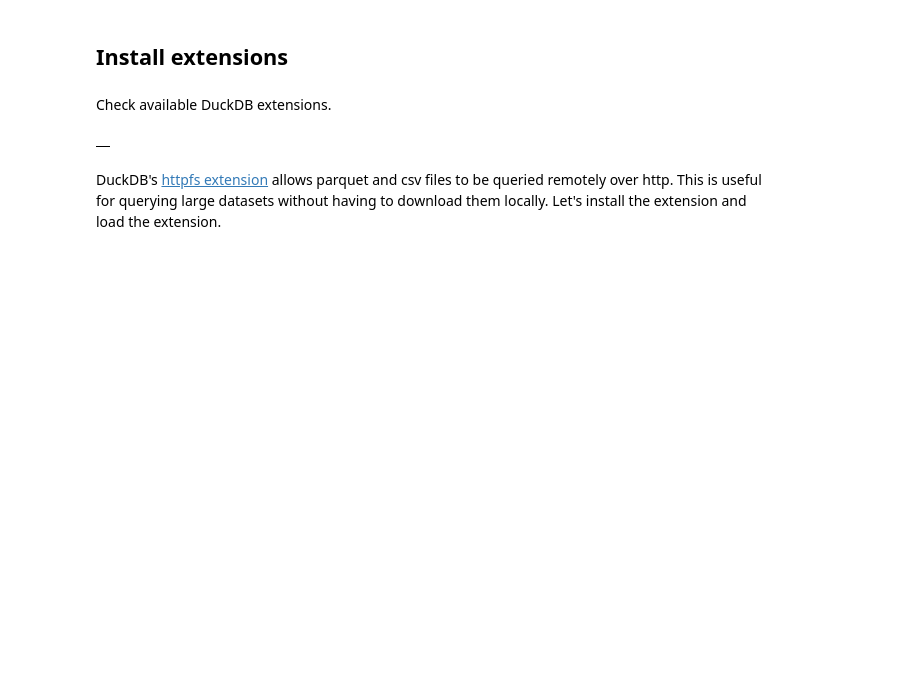
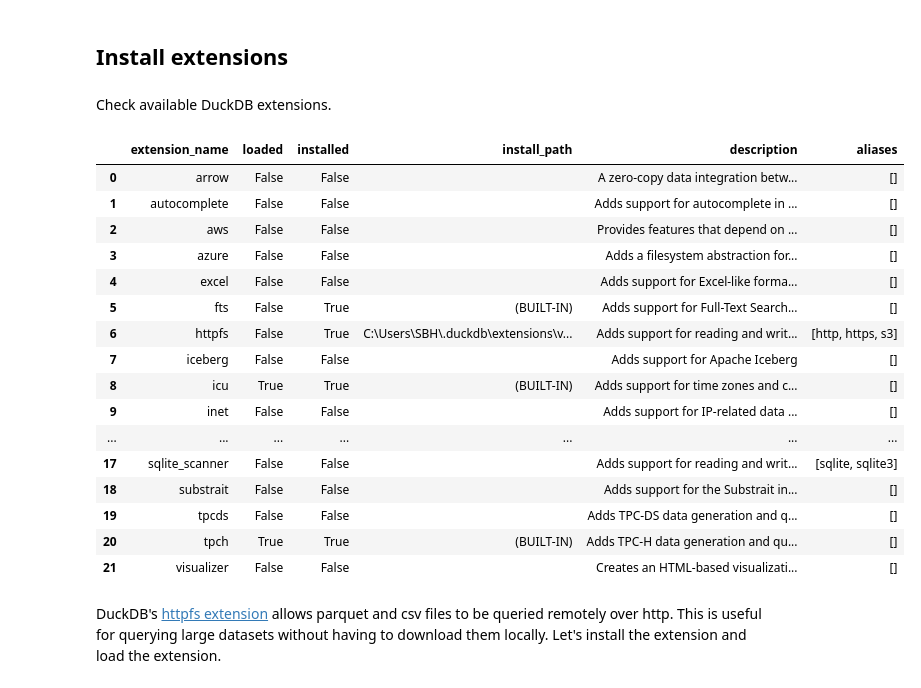
Before and after one commit to BohaoSuCC/CASA0025GEE_BigData, a Jupyter notebook: Week2/W02_sql_basics.ipynb, the cells around one changed output. Cells and saved outputs as stored; diff of their text form; code cells hidden in the pictures; blank space fills up the shorter version.

```diff
--- a/Week2/W02_sql_basics.ipynb
+++ b/Week2/W02_sql_basics.ipynb
@@ -74,9 +73,26 @@ Check available DuckDB extensions.
 # %%
 %%sql
 
-SELECT * FROM duckdb_extensions();
+SELECT *
+FROM duckdb_extensions();
 # %% [output]
-|  |
+|  | extension_name | loaded | installed | install_path | description | aliases |
+| 0 | arrow | False | False |  | A zero-copy data integration betw... | [] |
+| 1 | autocomplete | False | False |  | Adds support for autocomplete in ... | [] |
+| 2 | aws | False | False |  | Provides features that depend on ... | [] |
+| 3 | azure | False | False |  | Adds a filesystem abstraction for... | [] |
+| 4 | excel | False | False |  | Adds support for Excel-like forma... | [] |
+| 5 | fts | False | True | (BUILT-IN) | Adds support for Full-Text Search... | [] |
+| 6 | httpfs | False | True | C:\Users\SBH\.duckdb\extensions\v... | Adds support for reading and writ... | [http, https, s3] |
+| 7 | iceberg | False | False |  | Adds support for Apache Iceberg | [] |
+| 8 | icu | True | True | (BUILT-IN) | Adds support for time zones and c... | [] |
+| 9 | inet | False | False |  | Adds support for IP-related data ... | [] |
+| ... | ... | ... | ... | ... | ... | ... |
+| 17 | sqlite_scanner | False | False |  | Adds support for reading and writ... | [sqlite, sqlite3] |
+| 18 | substrait | False | False |  | Adds support for the Substrait in... | [] |
+| 19 | tpcds | False | False |  | Adds TPC-DS data generation and q... | [] |
+| 20 | tpch | True | True | (BUILT-IN) | Adds TPC-H data generation and qu... | [] |
+| 21 | visualizer | False | False |  | Creates an HTML-based visualizati... | [] |
 # %% [markdown]
 DuckDB's [httpfs extension](https://duckdb.org/docs/extensions/httpfs) allows parquet and csv files to be queried remotely over http. This is useful for querying large datasets without having to download them locally. Let's install the extension and load the extension.
 # %%
```
Also changed, not shown: parts of 8 cells of this notebook, 11 other files.
